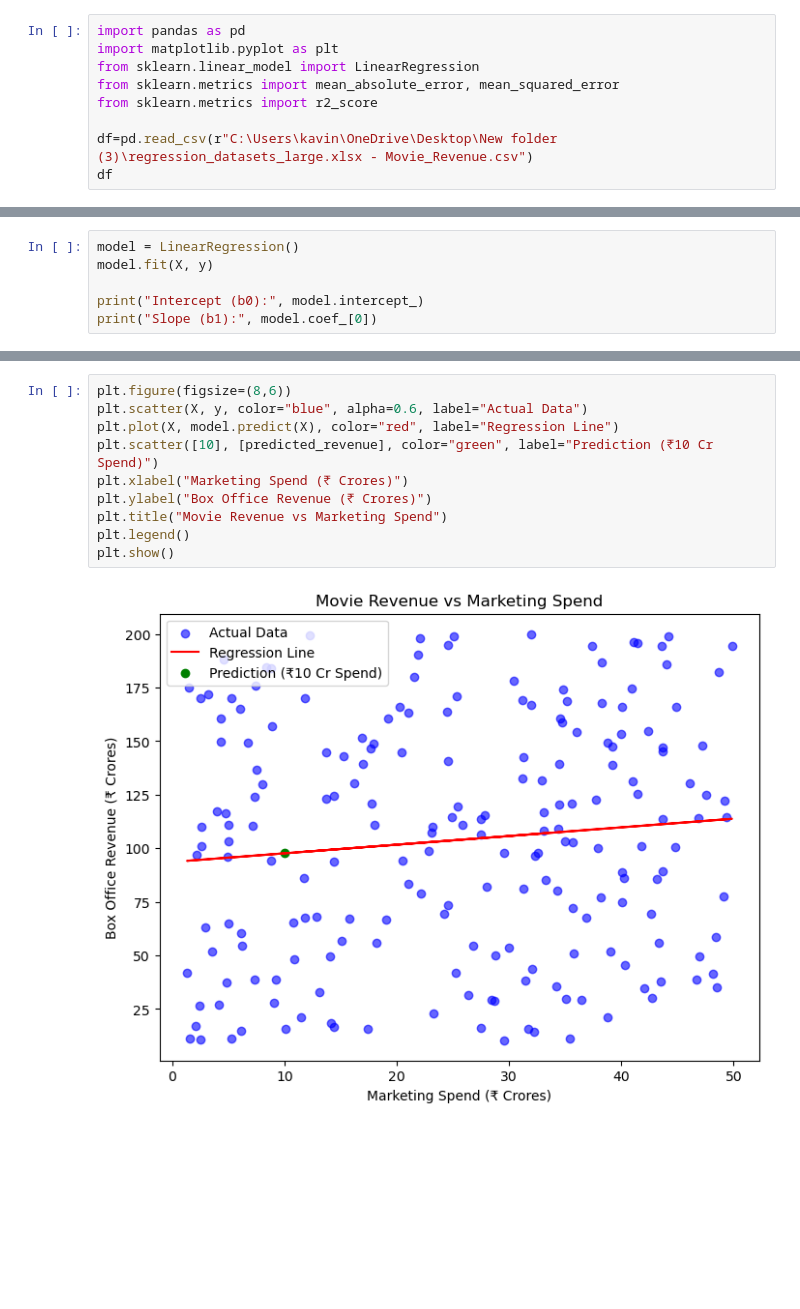
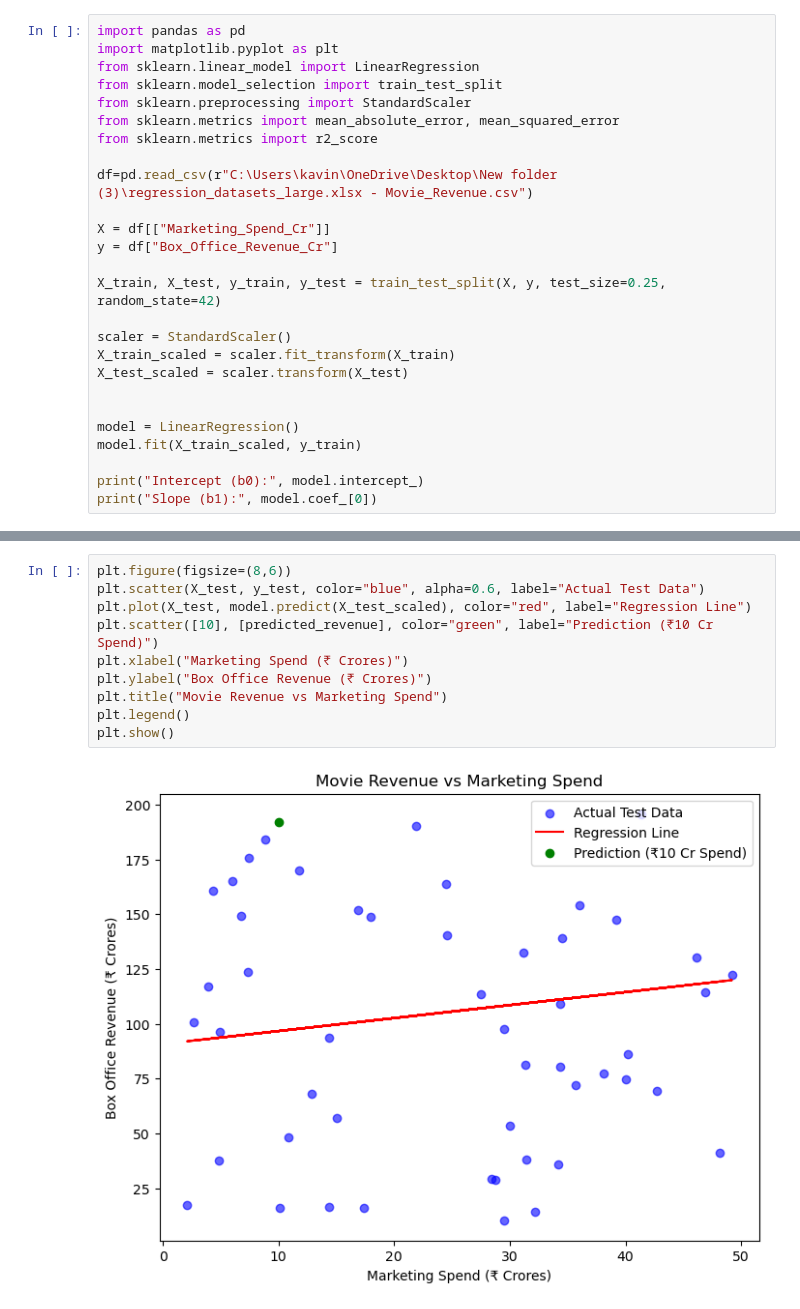
Before and after one commit to kavinkumartk/Project-4-Linear-Regression-, a Jupyter notebook: code.ipynb, the cells around one changed output, grey strips where cells are left out. Drawn from its saved outputs; the diff is of its cells as text; blank space fills up the shorter version.

```diff
--- a/code.ipynb
+++ b/code.ipynb
@@ -2,9 +2,26 @@
 import pandas as pd
 import matplotlib.pyplot as plt
 from sklearn.linear_model import LinearRegression
+from sklearn.model_selection import train_test_split
+from sklearn.preprocessing import StandardScaler
 from sklearn.metrics import mean_absolute_error, mean_squared_error
 from sklearn.metrics import r2_score
 
 df=pd.read_csv(r"C:\Users\kavin\OneDrive\Desktop\New folder (3)\regression_datasets_large.xlsx - Movie_Revenue.csv")
-df
+
+X = df[["Marketing_Spend_Cr"]]
+y = df["Box_Office_Revenue_Cr"]
+
+X_train, X_test, y_train, y_test = train_test_split(X, y, test_size=0.25, random_state=42)
+
+scaler = StandardScaler()
+X_train_scaled = scaler.fit_transform(X_train)
+X_test_scaled = scaler.transform(X_test)
+
+
+model = LinearRegression()
+model.fit(X_train_scaled, y_train)
+
+print("Intercept (b0):", model.intercept_)
+print("Slope (b1):", model.coef_[0])
 # %% [output]
@@ -27,6 +29,0 @@ y = df["Box_Office_Revenue_Cr"]
-# %%
-model = LinearRegression()
-model.fit(X, y)
-
-print("Intercept (b0):", model.intercept_)
-print("Slope (b1):", model.coef_[0])
@@ -58,12 +52,12 @@ R² Score: 0.01116151211842853
 # %%
 plt.figure(figsize=(8,6))
-plt.scatter(X, y, color="blue", alpha=0.6, label="Actual Data")
-plt.plot(X, model.predict(X), color="red", label="Regression Line")
+plt.scatter(X_test, y_test, color="blue", alpha=0.6, label="Actual Test Data")
+plt.plot(X_test, model.predict(X_test_scaled), color="red", label="Regression Line")
 plt.scatter([10], [predicted_revenue], color="green", label="Prediction (₹10 Cr Spend)")
 plt.xlabel("Marketing Spend (₹ Crores)")
 plt.ylabel("Box Office Revenue (₹ Crores)")
 plt.title("Movie Revenue vs Marketing Spend")
 plt.legend()
 plt.show()
 # %% [output]
-[figure, old version]
+[figure, new version]
```
Also changed, not shown: parts of 9 cells of this notebook, 3 other files.
